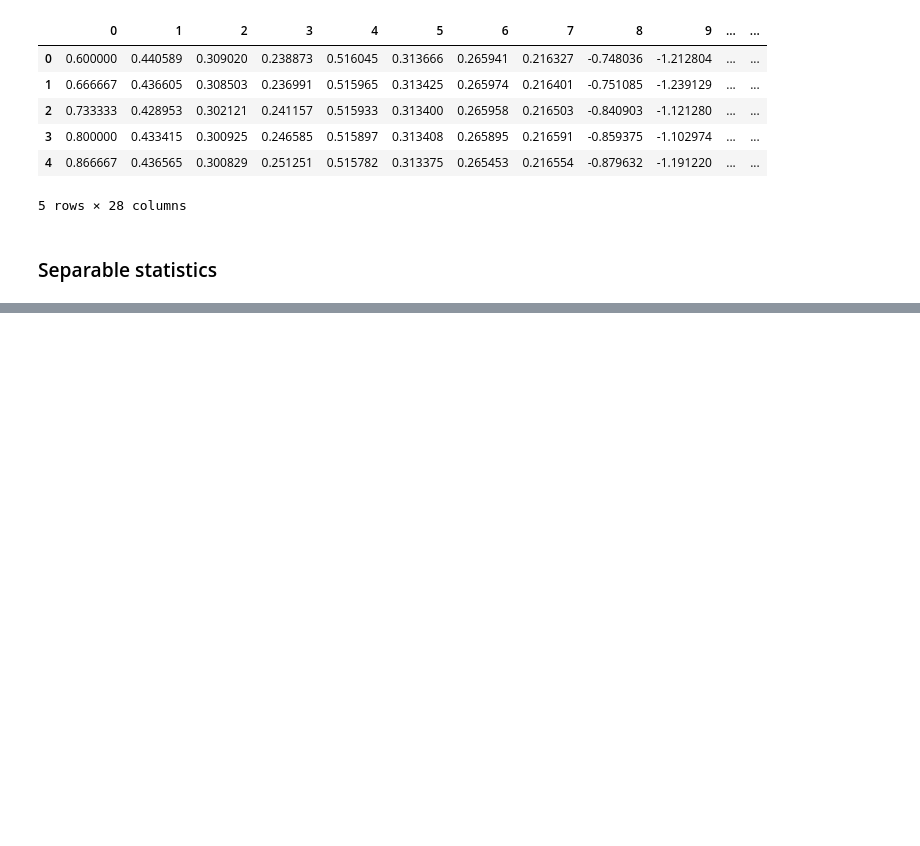
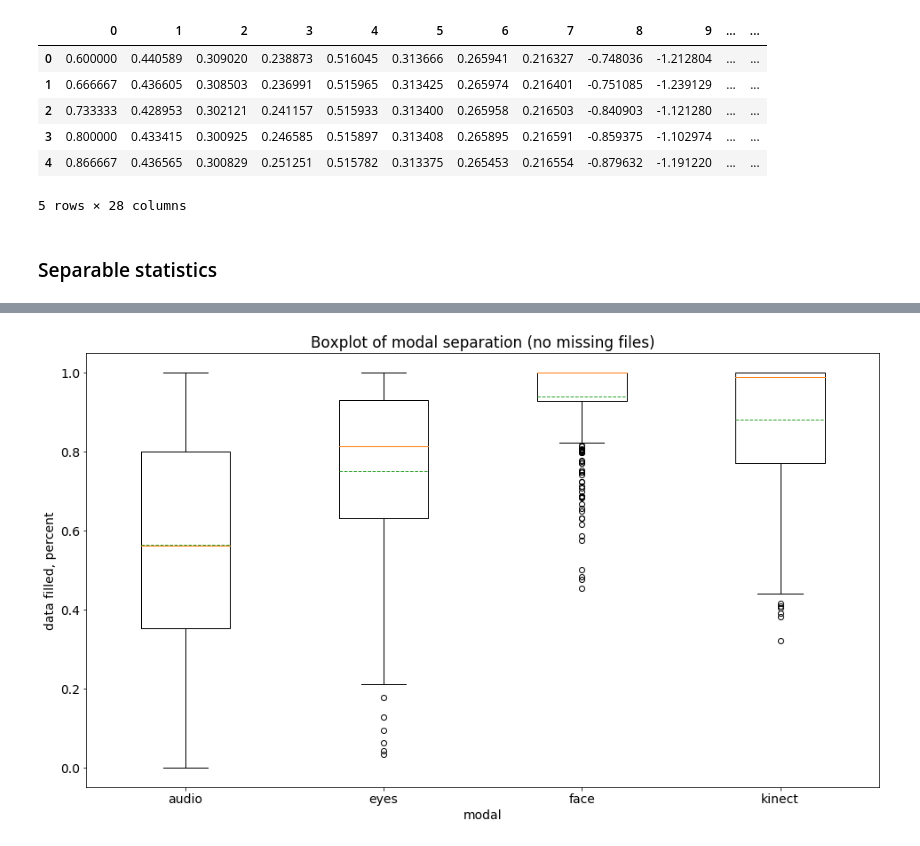
Before and after one commit to kryack/EmoRecognize, a Jupyter notebook: DataReview.ipynb, the cells around one changed output, grey strips where cells are left out. Cells and saved outputs as stored; diff of their text form; code cells hidden in the pictures; blank space fills up the shorter version.

```diff
--- a/DataReview.ipynb
+++ b/DataReview.ipynb
@@ -376,0 +361,5 @@ def data_vizualization(file, dict1, dict2, dict3, audio, eyes, face, kinect):
+# %%
+sepa_dict = {'audio' : [], 'eyes' : [], 'face' : [], 'kinect' : []}
+
+for key, value in list(dict_of_labels.items()):
+    data_vizualization(key, dictt=sepa_dict, verbose=False, **value)
@@ -408,0 +413,13 @@ step_counter
+# %%
+fig, ax = plt.subplots(figsize=(16,9))
+plt.rcParams.update({'font.size': 14})
+
+bplot = plt.boxplot(sepa_dict.values(), showmeans=True, meanline=True, labels=list(sepa_dict.keys()))
+
+ax.set_title('Boxplot of modal separation (no missing files)')
+plt.xlabel('modal')
+plt.ylabel('data filled, percent')
+
+plt.show()
+# %% [output]
+[figure, added]
```
Also changed, not shown: parts of 30 cells of this notebook.
